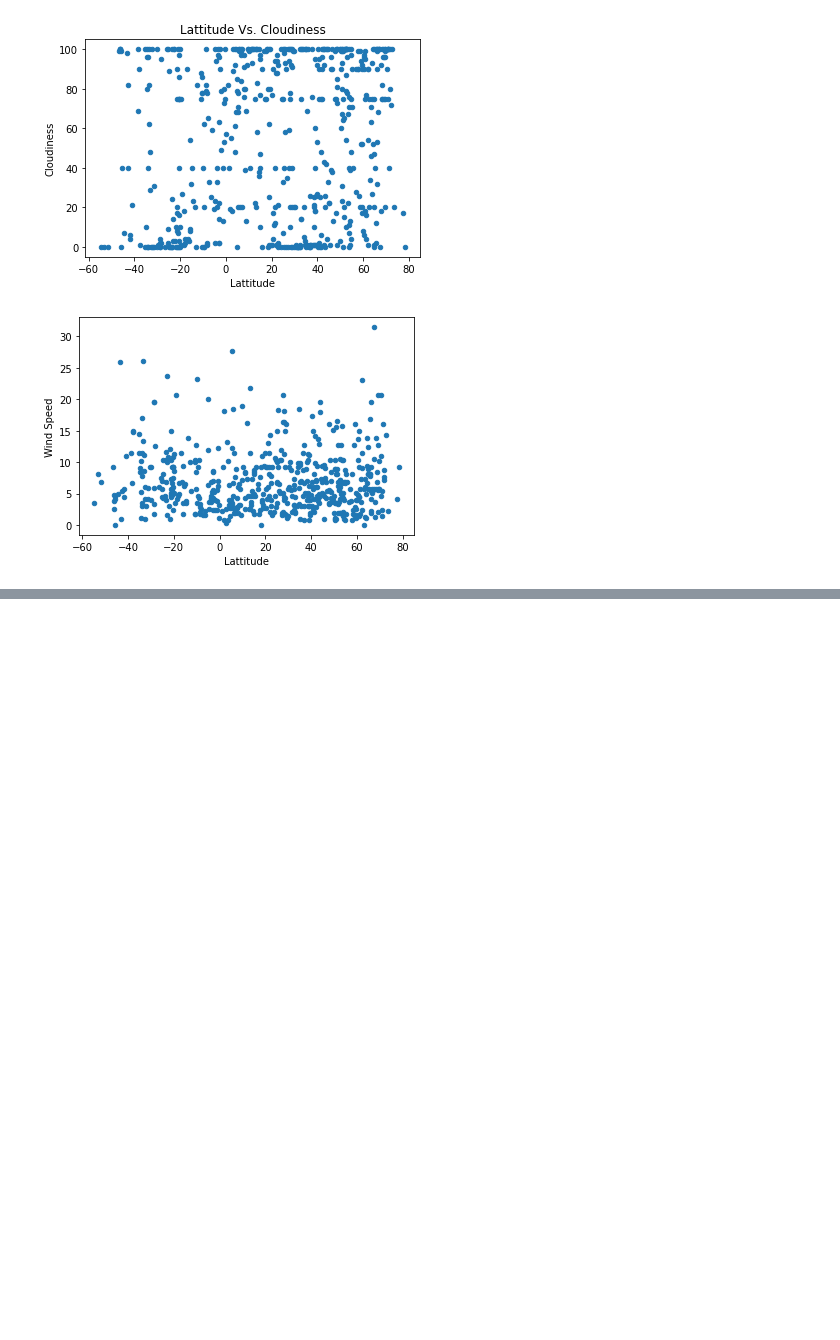
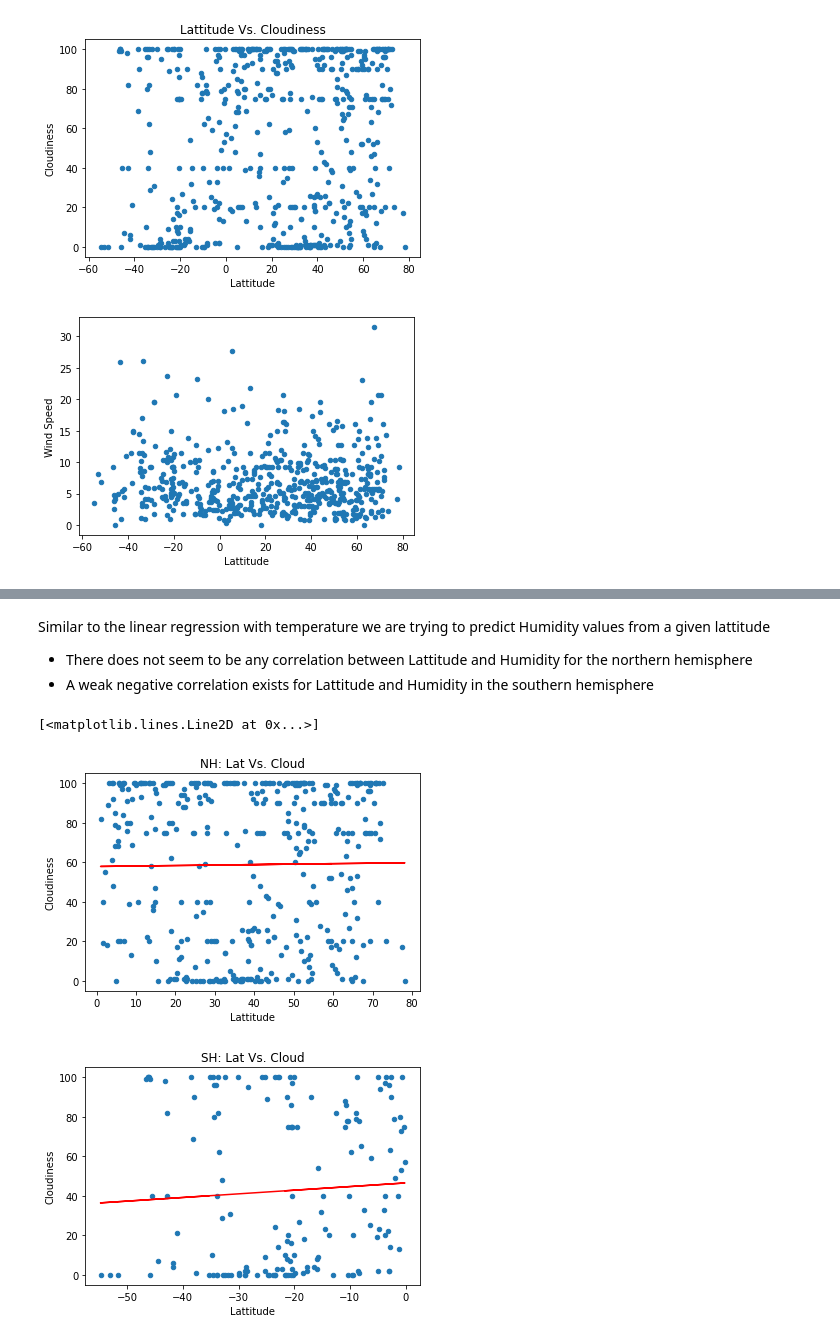
Before and after one commit to awesomepack/python-api-challenge, a Jupyter notebook: WeatherPy/WeatherPy.ipynb, the cells around one changed output, grey strips where cells are left out. Drawn from its saved outputs; the diff is of its cells as text; code cells hidden in the pictures; blank space fills up the shorter version.

```diff
--- a/WeatherPy/WeatherPy.ipynb
+++ b/WeatherPy/WeatherPy.ipynb
@@ -153,0 +175,24 @@ sh.plot.scatter(x = 'Lattitude' , y = 'Temperature' , title= 'SH: Lattitude Vs.
+# %% [markdown]
+Similar to the linear regression with temperature we are trying to predict Humidity values from a given lattitude
+* There does not seem to be any correlation between Lattitude and Humidity for the northern hemisphere
+* A weak negative correlation exists for Lattitude and Humidity in the southern hemisphere
+# %%
+# Lattitude Vs. Cloudiness (NH , SH)
+N_clouds = nh['Cloudiness'];
+S_clouds = sh['Cloudiness'];
+
+#Northern Hemisphere
+nh.plot.scatter(x = 'Lattitude' , y = 'Cloudiness' , title ='NH: Lat Vs. Cloud')
+(m_c , b_c , rval_c , pval_c , stderr_c) = linregress(nh['Lattitude'] , N_clouds);
+cloud_regress = nh['Lattitude'] * m_c + b_c;
+plt.plot(nh['Lattitude'] , cloud_regress , color = 'red');
+
+#Southern Hemisphere
+sh.plot.scatter(x = 'Lattitude' , y = 'Cloudiness' , title = 'SH: Lat Vs. Cloud');
+(mc2 , bc2 , rvalc2 , pvalc2 , stderrc2) = linregress(sh['Lattitude']  , S_clouds);
+sh_cloud_regress = sh['Lattitude'] * mc2 + bc2;
+plt.plot(sh['Lattitude'] , sh_cloud_regress , color = 'red')
+# %% [output]
+[<matplotlib.lines.Line2D at 0x...>]
+[figure, added]
+[figure, added]
```
Also changed, not shown: parts of 7 cells of this notebook.
